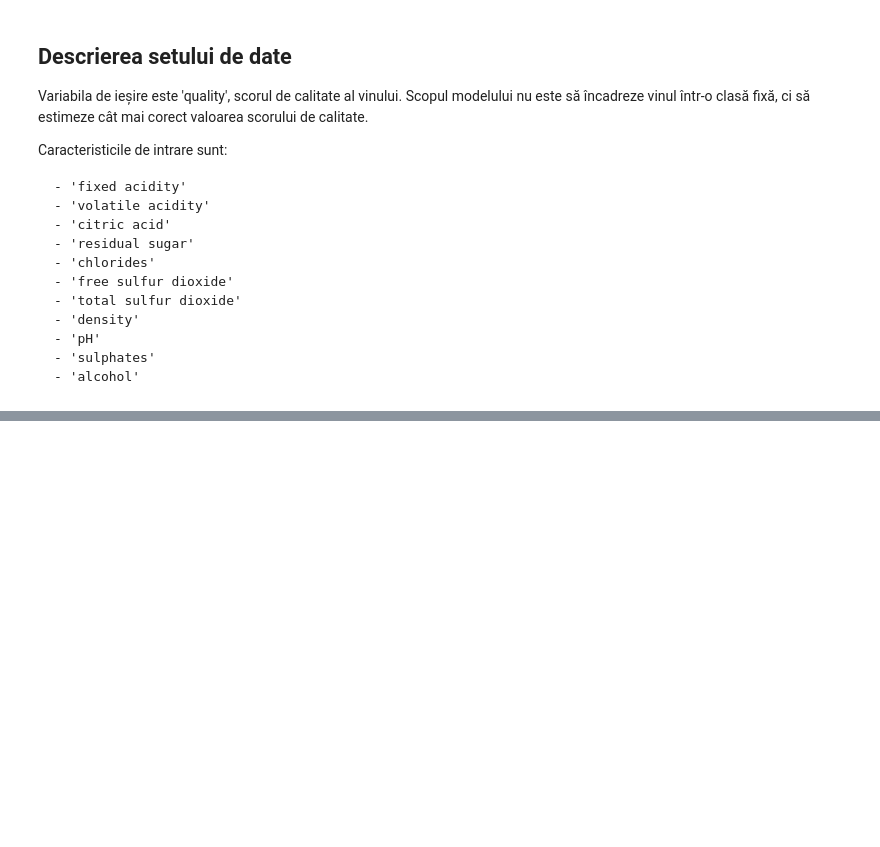
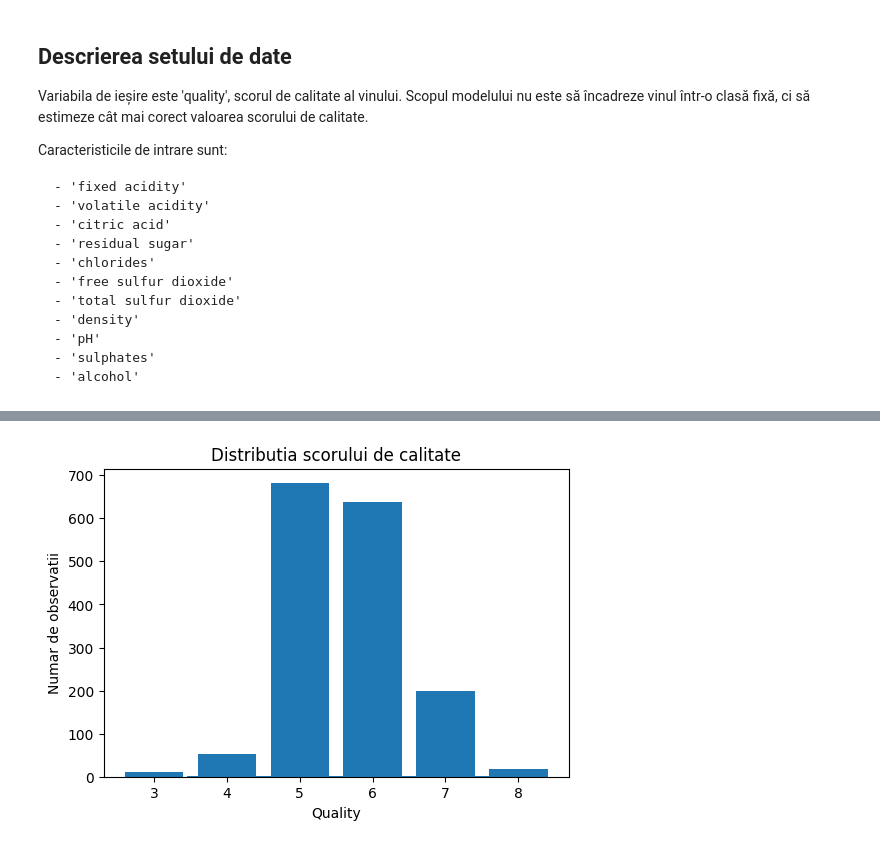
Before and after one commit to Technical-University-of-Cluj-Napoca/proiect-ml-deliavornicu, a Jupyter notebook: notebooks/regression.ipynb, the cells around one changed output, grey strips where cells are left out. Cells and saved outputs as stored; diff of their text form; code cells hidden in the pictures; blank space fills up the shorter version.

```diff
--- a/notebooks/regression.ipynb
+++ b/notebooks/regression.ipynb
@@ -54,0 +189,12 @@ Caracteristicile de intrare sunt:
+# %%
+quality_counts = df["quality"].value_counts().sort_index()
+
+plt.figure(figsize=(6,4))
+plt.bar(quality_counts.index, quality_counts.values)
+plt.title("Distributia scorului de calitate")
+plt.xlabel("Quality")
+plt.ylabel("Numar de observatii")
+plt.savefig("../results/eda_quality.png", bbox_inches="tight", dpi=300)
+plt.show()
+# %% [output]
+[figure, added]
```
Also changed, not shown: parts of 136 cells of this notebook, 18 other files.
